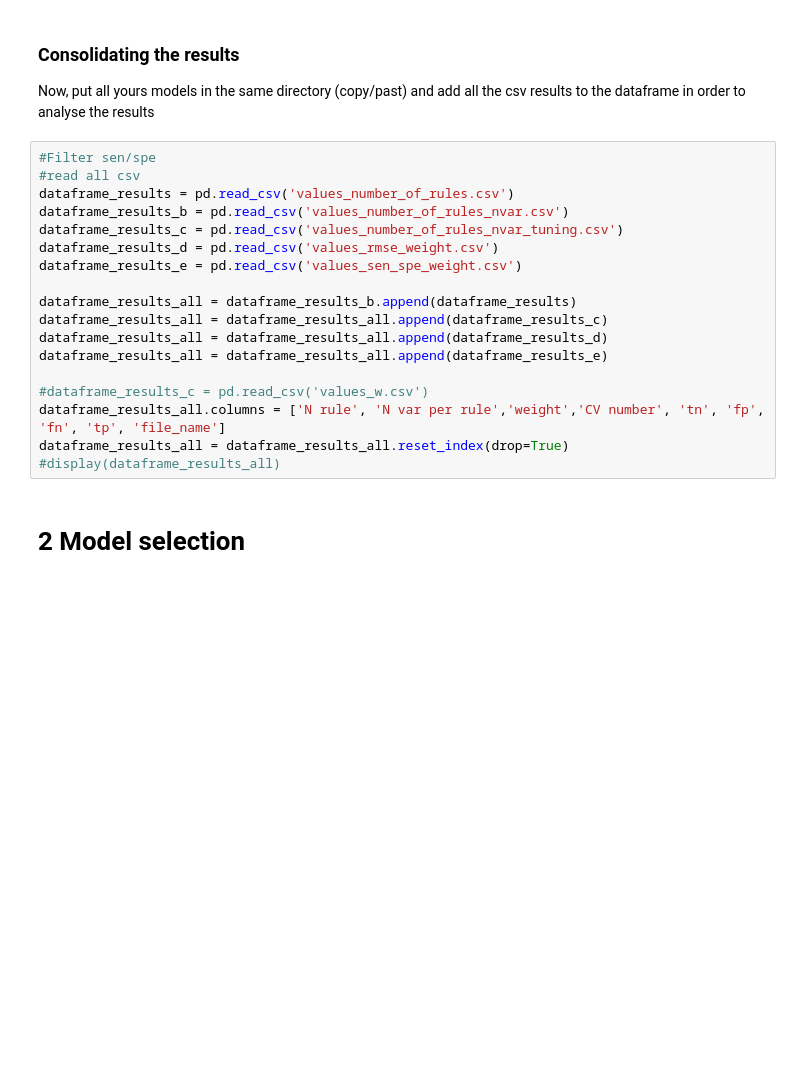
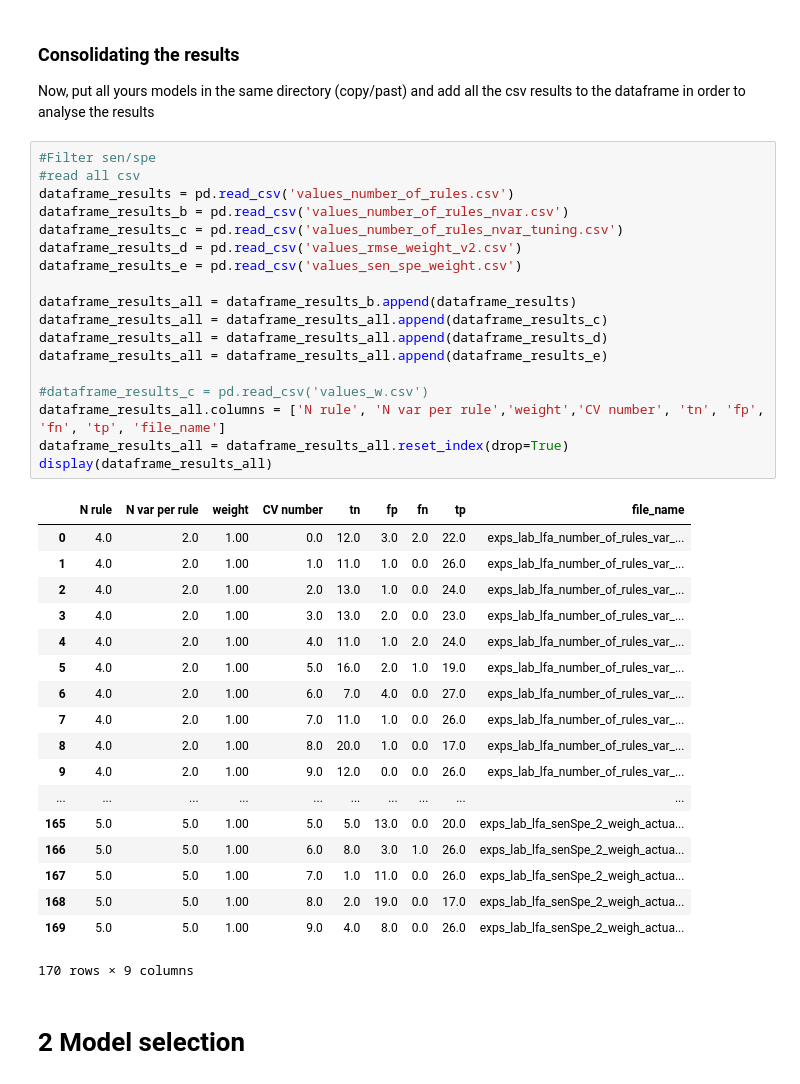
Before and after one commit to Nortalle/LFA_labo_021, a Jupyter notebook: LFA labo 060/060_intro_trefle.ipynb, the cells around one changed output. Drawn from its saved outputs; the diff is of its cells as text; blank space fills up the shorter version.

```diff
--- a/LFA labo 060/060_intro_trefle.ipynb
+++ b/LFA labo 060/060_intro_trefle.ipynb
@@ -910,21 +928,40 @@ Now, put all yours models in the same directory (copy/past) and add all the csv
 # %%
 #Filter sen/spe
 #read all csv
 dataframe_results = pd.read_csv('values_number_of_rules.csv')
 dataframe_results_b = pd.read_csv('values_number_of_rules_nvar.csv')
 dataframe_results_c = pd.read_csv('values_number_of_rules_nvar_tuning.csv')
-dataframe_results_d = pd.read_csv('values_rmse_weight.csv')
+dataframe_results_d = pd.read_csv('values_rmse_weight_v2.csv')
 dataframe_results_e = pd.read_csv('values_sen_spe_weight.csv')
 
 dataframe_results_all = dataframe_results_b.append(dataframe_results)
 dataframe_results_all = dataframe_results_all.append(dataframe_results_c)
 dataframe_results_all = dataframe_results_all.append(dataframe_results_d)
 dataframe_results_all = dataframe_results_all.append(dataframe_results_e)
 
 #dataframe_results_c = pd.read_csv('values_w.csv')
 dataframe_results_all.columns = ['N rule', 'N var per rule','weight','CV number', 'tn', 'fp', 'fn', 'tp', 'file_name']
 dataframe_results_all = dataframe_results_all.reset_index(drop=True)
-#display(dataframe_results_all)
+display(dataframe_results_all)
+# %% [output]
+|  | N rule | N var per rule | weight | CV number | tn | fp | fn | tp | file_name |
+| 0 | 4.0 | 2.0 | 1.00 | 0.0 | 12.0 | 3.0 | 2.0 | 22.0 | exps_lab_lfa_number_of_rules_var_... |
+| 1 | 4.0 | 2.0 | 1.00 | 1.0 | 11.0 | 1.0 | 0.0 | 26.0 | exps_lab_lfa_number_of_rules_var_... |
+| 2 | 4.0 | 2.0 | 1.00 | 2.0 | 13.0 | 1.0 | 0.0 | 24.0 | exps_lab_lfa_number_of_rules_var_... |
+| 3 | 4.0 | 2.0 | 1.00 | 3.0 | 13.0 | 2.0 | 0.0 | 23.0 | exps_lab_lfa_number_of_rules_var_... |
+| 4 | 4.0 | 2.0 | 1.00 | 4.0 | 11.0 | 1.0 | 2.0 | 24.0 | exps_lab_lfa_number_of_rules_var_... |
+| 5 | 4.0 | 2.0 | 1.00 | 5.0 | 16.0 | 2.0 | 1.0 | 19.0 | exps_lab_lfa_number_of_rules_var_... |
+| 6 | 4.0 | 2.0 | 1.00 | 6.0 | 7.0 | 4.0 | 0.0 | 27.0 | exps_lab_lfa_number_of_rules_var_... |
+| 7 | 4.0 | 2.0 | 1.00 | 7.0 | 11.0 | 1.0 | 0.0 | 26.0 | exps_lab_lfa_number_of_rules_var_... |
+| 8 | 4.0 | 2.0 | 1.00 | 8.0 | 20.0 | 1.0 | 0.0 | 17.0 | exps_lab_lfa_number_of_rules_var_... |
+| 9 | 4.0 | 2.0 | 1.00 | 9.0 | 12.0 | 0.0 | 0.0 | 26.0 | exps_lab_lfa_number_of_rules_var_... |
+| ... | ... | ... | ... | ... | ... | ... | ... | ... | ... |
+| 165 | 5.0 | 5.0 | 1.00 | 5.0 | 5.0 | 13.0 | 0.0 | 20.0 | exps_lab_lfa_senSpe_2_weigh_actua... |
+| 166 | 5.0 | 5.0 | 1.00 | 6.0 | 8.0 | 3.0 | 1.0 | 26.0 | exps_lab_lfa_senSpe_2_weigh_actua... |
+| 167 | 5.0 | 5.0 | 1.00 | 7.0 | 1.0 | 11.0 | 0.0 | 26.0 | exps_lab_lfa_senSpe_2_weigh_actua... |
+| 168 | 5.0 | 5.0 | 1.00 | 8.0 | 2.0 | 19.0 | 0.0 | 17.0 | exps_lab_lfa_senSpe_2_weigh_actua... |
+| 169 | 5.0 | 5.0 | 1.00 | 9.0 | 4.0 | 8.0 | 0.0 | 26.0 | exps_lab_lfa_senSpe_2_weigh_actua... |
+170 rows × 9 columns
 # %% [markdown]
 # 2 Model selection
 # %% [markdown]
```
Also changed, not shown: parts of 4 cells of this notebook, 22 other files.
